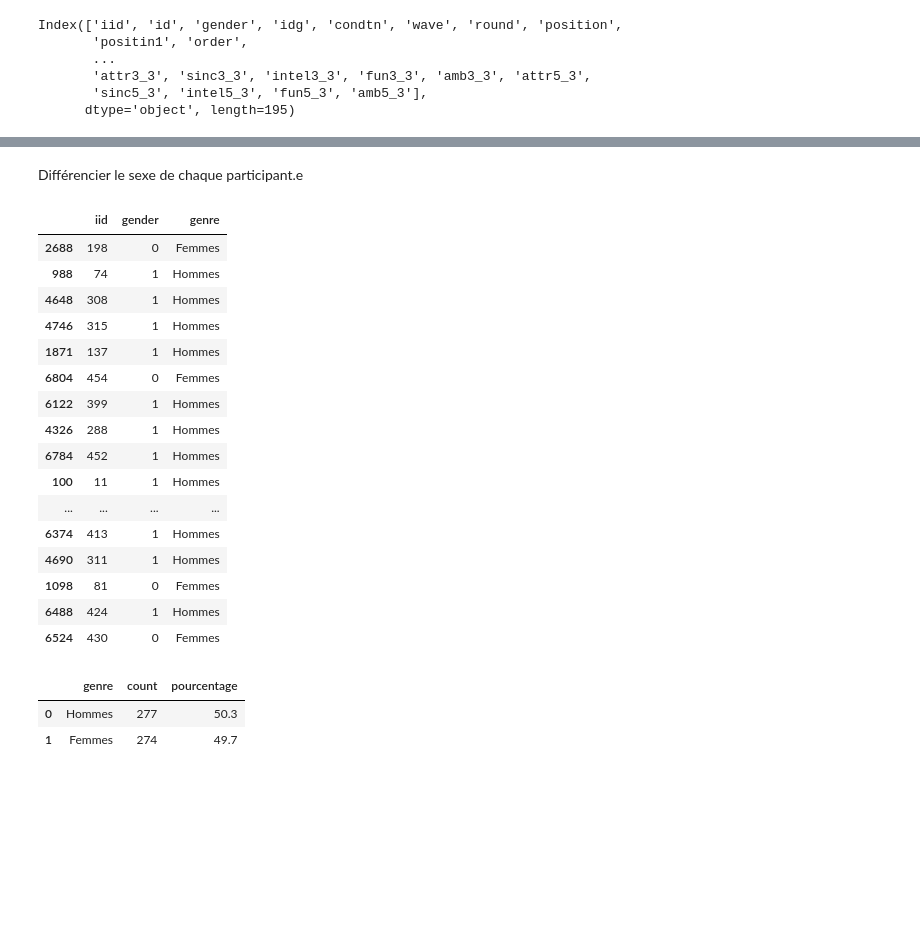
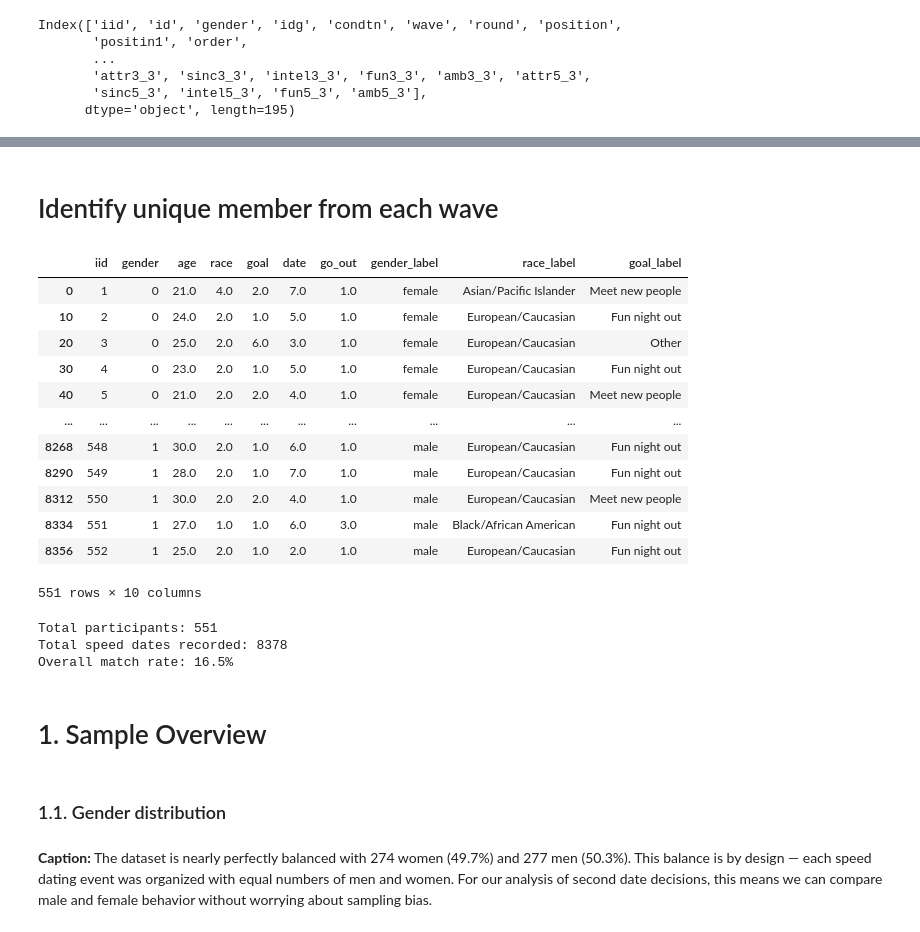
Before and after one commit to sandrachdi/Tinder, a Jupyter notebook: 01-TinderProject_RACHDI.ipynb, the cells around one changed output, grey strips where cells are left out. Cells and saved outputs as stored; diff of their text form; code cells hidden in the pictures; blank space fills up the shorter version.

```diff
--- a/01-TinderProject_RACHDI.ipynb
+++ b/01-TinderProject_RACHDI.ipynb
@@ -89,36 +75,43 @@ df.head(1000)
-# %% [markdown]
-Différencier le sexe de chaque participant.e
-# %%
-unique = df[['iid', 'gender']].drop_duplicates()
-unique['genre'] = unique['gender'].map({0: 'Femmes', 1: 'Hommes'})
-
-unique.sample(30)
-# %% [output]
-|  | iid | gender | genre |
-| 2688 | 198 | 0 | Femmes |
-| 988 | 74 | 1 | Hommes |
-| 4648 | 308 | 1 | Hommes |
-| 4746 | 315 | 1 | Hommes |
-| 1871 | 137 | 1 | Hommes |
-| 6804 | 454 | 0 | Femmes |
-| 6122 | 399 | 1 | Hommes |
-| 4326 | 288 | 1 | Hommes |
-| 6784 | 452 | 1 | Hommes |
-| 100 | 11 | 1 | Hommes |
-| ... | ... | ... | ... |
-| 6374 | 413 | 1 | Hommes |
-| 4690 | 311 | 1 | Hommes |
-| 1098 | 81 | 0 | Femmes |
-| 6488 | 424 | 1 | Hommes |
-| 6524 | 430 | 0 | Femmes |
-# %%
-counts = unique['genre'].value_counts().reset_index()
-counts.columns = ['genre', 'count']
-counts['pourcentage'] = (counts['count'] / counts['count'].sum() * 100).round(1)
-
-counts.head()
-# %% [output]
-|  | genre | count | pourcentage |
-| 0 | Hommes | 277 | 50.3 |
-| 1 | Femmes | 274 | 49.7 |
+# %% [markdown]
+# Identify unique member from each wave
+# %%
+unique = df[['iid', 'gender', 'age', 'race', 'goal', 'date', 'go_out']].drop_duplicates('iid')
+
+unique['gender_label'] = unique['gender'].map({0: 'female', 1: 'male'})
+
+race_map = {1: 'Black/African American', 2: 'European/Caucasian', 3: 'Latino/Hispanic',
+            4: 'Asian/Pacific Islander', 5: 'Native American', 6: 'Other'}
+unique['race_label'] = unique['race'].map(race_map)
+
+goal_map = {1: 'Fun night out', 2: 'Meet new people', 3: 'Get a date',
+            4: 'Serious relationship', 5: 'Say I did it', 6: 'Other'}
+unique['goal_label'] = unique['goal'].map(goal_map)
+
+unique
+# %% [output]
+|  | iid | gender | age | race | goal | date | go_out | gender_label | race_label | goal_label |
+| 0 | 1 | 0 | 21.0 | 4.0 | 2.0 | 7.0 | 1.0 | female | Asian/Pacific Islander | Meet new people |
+| 10 | 2 | 0 | 24.0 | 2.0 | 1.0 | 5.0 | 1.0 | female | European/Caucasian | Fun night out |
+| 20 | 3 | 0 | 25.0 | 2.0 | 6.0 | 3.0 | 1.0 | female | European/Caucasian | Other |
+| 30 | 4 | 0 | 23.0 | 2.0 | 1.0 | 5.0 | 1.0 | female | European/Caucasian | Fun night out |
+| 40 | 5 | 0 | 21.0 | 2.0 | 2.0 | 4.0 | 1.0 | female | European/Caucasian | Meet new people |
+| ... | ... | ... | ... | ... | ... | ... | ... | ... | ... | ... |
+| 8268 | 548 | 1 | 30.0 | 2.0 | 1.0 | 6.0 | 1.0 | male | European/Caucasian | Fun night out |
+| 8290 | 549 | 1 | 28.0 | 2.0 | 1.0 | 7.0 | 1.0 | male | European/Caucasian | Fun night out |
+| 8312 | 550 | 1 | 30.0 | 2.0 | 2.0 | 4.0 | 1.0 | male | European/Caucasian | Meet new people |
+| 8334 | 551 | 1 | 27.0 | 1.0 | 1.0 | 6.0 | 3.0 | male | Black/African American | Fun night out |
+| 8356 | 552 | 1 | 25.0 | 2.0 | 1.0 | 2.0 | 1.0 | male | European/Caucasian | Fun night out |
+551 rows × 10 columns
+# %%
+print(f'Total participants: {len(unique)}')
+print(f'Total speed dates recorded: {len(df)}')
+print(f'Overall match rate: {df["match"].mean()*100:.1f}%')
+# %% [output]
+Total participants: 551
+Total speed dates recorded: 8378
+Overall match rate: 16.5%
+# %% [markdown]
+# 1. Sample Overview
+# %% [markdown]
+### 1.1. Gender distribution
 # %%
@@ -144,3 +137,5 @@ fig.update_layout(
 )
 
 fig.show()
+# %% [markdown]
+**Caption:** The dataset is nearly perfectly balanced with 274 women (49.7%) and 277 men (50.3%). This balance is by design — each speed dating event was organized with equal numbers of men and women. For our analysis of second date decisions, this means we can compare male and female behavior without worrying about sampling bias.
```
Also changed, not shown: parts of 32 cells of this notebook.
